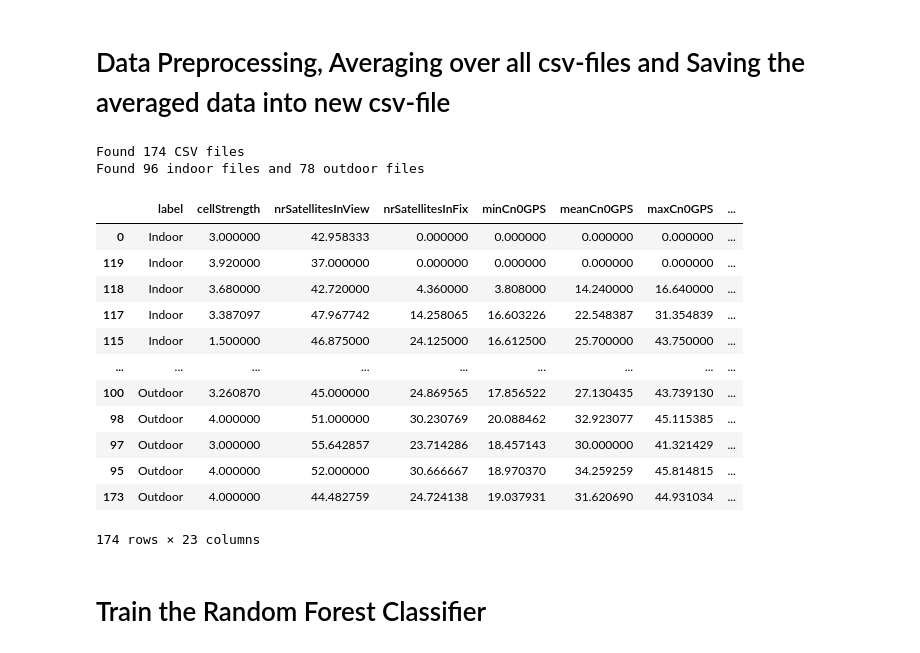
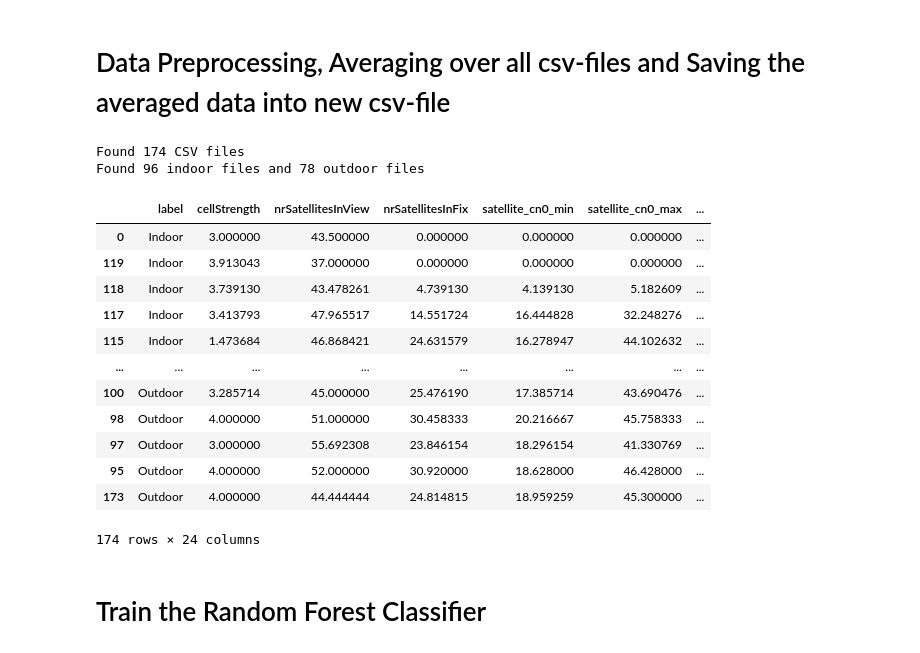
Before and after one commit to mtasd1/IODataProject, a Jupyter notebook: src/firsttry.ipynb, the cells around one changed output. Cells and saved outputs as stored; diff of their text form; code cells hidden in the pictures.

Commit message:
remove unnecessary columns and compute ALL statistical figures while preprocessing. Also add bagging classifier and new data

```diff
--- a/src/firsttry.ipynb
+++ b/src/firsttry.ipynb
@@ -9,29 +9,13 @@ from collections import Counter
 # extract the code into a function called preprocess_data so that we can use it later for new data
 def preprocess_data(averaged_df, directory, file):
     df = pd.read_csv(directory + file, sep=';')
-    # Drop unnecessary columns like timeStampNetwork and timeStampGPS
-    df = df.drop(columns=['timeStampNetwork', 'timeStampGPS', 'bAccuracyNetwork', 'speedAccuracyNetwork', 'cellType', 'networkLocationType', 'hAccuracyNetwork', 'vAccuracyNetwork', 'speedAccuracyNetwork', 'bAccuracyNetwork', 'nrBlDevices', 'hAccuracyGPS', 'maxCn0Bl', 'bAccuracyGPS', 'speedAccuracyGPS', 'vAccuracyGPS', 'nrWifiDevices'])
 
-    # Drop 'locationDescription' and 'people' if they exist
-    if 'locationDescription' in df.columns:
-        df = df.drop(columns=['locationDescription'])
-    if 'people' in df.columns:
-        df = df.drop(columns=['people'])
-    if 'latitudeGPS' in df.columns:
-        df = df.drop(columns=['latitudeGPS'])
-    if 'longitudeGPS' in df.columns:
-        df = df.drop(columns=['longitudeGPS'])
-    if 'latitudeNetwork' in df.columns:
-        df = df.drop(columns=['latitudeNetwork'])
-    if 'longitudeNetwork' in df.columns:
-        df = df.drop(columns=['longitudeNetwork'])
-
-    # TODO remove this again after making changes in app
-    if df['meanCn0Wifi'].isnull().values.any():
-        df['meanCn0Wifi'] = 0
+    # Drop unnecessary and outdated columns
+    deleted_columns = ['timeStampNetwork', 'timeStampGPS', 'locationDescription', 'people', 'latitudeGPS', 'longitudeGPS', 'latitudeNetwork', 'longitudeNetwork', 'minCn0GPS', 'maxCn0GPS', 'meanCn0GPS', 'minCn0Bluetooth', 'maxCn0Bluetooth', 'minCn0Wifi', 'maxCn0Wifi', 'meanCn0Wifi', 'bAccuracyNetwork', 'speedAccuracyNetwork', 'cellType', 'networkLocationType', 'hAccuracyNetwork', 'vAccuracyNetwork', 'speedAccuracyNetwork', 'bAccuracyNetwork', 'nrBlDevices', 'hAccuracyGPS', 'minCn0Bl', 'meanCn0Bl','maxCn0Bl', 'bAccuracyGPS', 'speedAccuracyGPS', 'vAccuracyGPS', 'nrWifiDevices']
+    df = safe_delete(df, deleted_columns)
 
     # Remove first x rows and reset begin index to 0
-    removedRows = 3
+    removedRows = 5
     df = df.iloc[removedRows:]
     df = df.reset_index(drop=True)
 
@@ -41,7 +25,10 @@ def preprocess_data(averaged_df, directory, file):
     # Add cn0 column for easier computation of statistics
     df['satellite_cn0'] = df['satellites'].apply(lambda x: [sat['cn0'] for sat in x])
 
-    # Calculate median, mode, variance, standard deviation and range of the satellite cn0
+    # Calculate min, max, mean. median, mode, variance, standard deviation and range of the satellite cn0
+    df['satellite_cn0_min'] = df['satellite_cn0'].apply(lambda x: pd.Series(x).min() if not pd.Series(x).empty else 0)
+    df['satellite_cn0_max'] = df['satellite_cn0'].apply(lambda x: pd.Series(x).max() if not pd.Series(x).empty else 0)
+    df['satellite_cn0_mean'] = df['satellite_cn0'].apply(lambda x: pd.Series(x).mean() if not pd.Series(x).empty else 0)
     df['satellite_cn0_median'] = df['satellite_cn0'].apply(lambda x: pd.Series(x).median() if not pd.Series(x).empty else 0)
     df['satellite_cn0_mode'] = df['satellite_cn0'].apply(lambda x: pd.Series(x).mode()[0] if not pd.Series(x).mode().empty else 0)
     df['satellite_cn0_std'] = df['satellite_cn0'].apply(lambda x: pd.Series(x).std() if not pd.Series(x).empty else 0)
@@ -52,6 +39,9 @@ def preprocess_data(averaged_df, directory, file):
     df['bluetooth_rssi'] = df['bluetoothDevices'].apply(lambda x: [device['rssi'] for device in x])
 
      # Calculate statistical figures for the bluetooth devices
+    df['bluetooth_rssi_min'] = df['bluetooth_rssi'].apply(lambda x: pd.Series(x).min() if not pd.Series(x).empty else 0)
+    df['bluetooth_rssi_max'] = df['bluetooth_rssi'].apply(lambda x: pd.Series(x).max() if not pd.Series(x).empty else 0)
+    df['bluetooth_rssi_mean'] = df['bluetooth_rssi'].apply(lambda x: pd.Series(x).mean() if not pd.Series(x).empty else 0)
     df['bluetooth_rssi_median'] = df['bluetooth_rssi'].apply(lambda x: pd.Series(x).median() if not pd.Series(x).empty else 0)
     df['bluetooth_rssi_mode'] = df['bluetooth_rssi'].apply(lambda x: pd.Series(x).mode()[0] if not pd.Series(x).mode().empty else 0)
     df['bluetooth_rssi_std'] = df['bluetooth_rssi'].apply(lambda x: pd.Series(x).std() if not pd.Series(x).empty else 0)
@@ -62,6 +52,9 @@ def preprocess_data(averaged_df, directory, file):
     df['wifi_rssi'] = df['wifiDevices'].apply(lambda x: [device['level'] for device in x])
 
      # Calculate statistical figures for the wifi devices
+    df['wifi_rssi_min'] = df['wifi_rssi'].apply(lambda x: pd.Series(x).min() if not pd.Series(x).empty else 0)
+    df['wifi_rssi_max'] = df['wifi_rssi'].apply(lambda x: pd.Series(x).max() if not pd.Series(x).empty else 0)
+    df['wifi_rssi_mean'] = df['wifi_rssi'].apply(lambda x: pd.Series(x).mean() if not pd.Series(x).empty else 0)
     df['wifi_rssi_median'] = df['wifi_rssi'].apply(lambda x: pd.Series(x).median() if not pd.Series(x).empty else 0)
     df['wifi_rssi_mode'] = df['wifi_rssi'].apply(lambda x: pd.Series(x).mode()[0] if not pd.Series(x).mode().empty else 0)
     df['wifi_rssi_range'] = df['wifi_rssi'].apply(lambda x: pd.Series(x).max() - pd.Series(x).min() if not pd.Series(x).empty else 0)
@@ -85,46 +78,52 @@ def preprocess_data(averaged_df, directory, file):
 
     averaged_df = pd.concat([averaged_df, df], ignore_index=True)
     return averaged_df
 
+def safe_delete(df, columns):
+    for column in columns:
+        if column in df.columns:
+            df = df.drop(columns=[column])
+    return df
+
 files_directory = '../Daten/firsttry/'
 averaged_path = '../Daten/averaged_data.csv'
 
 if os.path.exists(averaged_path):
     os.remove(averaged_path)
     print(f"Removed {averaged_path}")
 
 # Get list of CSV files
 csv_files = [file for file in os.listdir(files_directory) if file.endswith('.csv')]
 print(f'Found {len(csv_files)} CSV files')
 
 # Get nr of files, where name starts with indoor and outdoor
 indoor_files = [file for file in csv_files if file.startswith('Indoor')]
 outdoor_files = [file for file in csv_files if file.startswith('Outdoor')]
 print(f'Found {len(indoor_files)} indoor files and {len(outdoor_files)} outdoor files')
 
 averaged_data = pd.DataFrame()
 
 for file in csv_files:
     averaged_data = preprocess_data(averaged_data, files_directory, file)
 
 averaged_data.sort_values(by=['label'], inplace=True)
 averaged_data
 # %% [output]
 Found 174 CSV files
 Found 96 indoor files and 78 outdoor files
-|  | label | cellStrength | nrSatellitesInView | nrSatellitesInFix | minCn0GPS | meanCn0GPS | maxCn0GPS | ... |
-| 0 | Indoor | 3.000000 | 42.958333 | 0.000000 | 0.000000 | 0.000000 | 0.000000 | ... |
-| 119 | Indoor | 3.920000 | 37.000000 | 0.000000 | 0.000000 | 0.000000 | 0.000000 | ... |
-| 118 | Indoor | 3.680000 | 42.720000 | 4.360000 | 3.808000 | 14.240000 | 16.640000 | ... |
-| 117 | Indoor | 3.387097 | 47.967742 | 14.258065 | 16.603226 | 22.548387 | 31.354839 | ... |
-| 115 | Indoor | 1.500000 | 46.875000 | 24.125000 | 16.612500 | 25.700000 | 43.750000 | ... |
-| ... | ... | ... | ... | ... | ... | ... | ... | ... |
-| 100 | Outdoor | 3.260870 | 45.000000 | 24.869565 | 17.856522 | 27.130435 | 43.739130 | ... |
-| 98 | Outdoor | 4.000000 | 51.000000 | 30.230769 | 20.088462 | 32.923077 | 45.115385 | ... |
-| 97 | Outdoor | 3.000000 | 55.642857 | 23.714286 | 18.457143 | 30.000000 | 41.321429 | ... |
-| 95 | Outdoor | 4.000000 | 52.000000 | 30.666667 | 18.970370 | 34.259259 | 45.814815 | ... |
-| 173 | Outdoor | 4.000000 | 44.482759 | 24.724138 | 19.037931 | 31.620690 | 44.931034 | ... |
+|  | label | cellStrength | nrSatellitesInView | nrSatellitesInFix | satellite_cn0_min | satellite_cn0_max | ... |
+| 0 | Indoor | 3.000000 | 43.500000 | 0.000000 | 0.000000 | 0.000000 | ... |
+| 119 | Indoor | 3.913043 | 37.000000 | 0.000000 | 0.000000 | 0.000000 | ... |
+| 118 | Indoor | 3.739130 | 43.478261 | 4.739130 | 4.139130 | 5.182609 | ... |
+| 117 | Indoor | 3.413793 | 47.965517 | 14.551724 | 16.444828 | 32.248276 | ... |
+| 115 | Indoor | 1.473684 | 46.868421 | 24.631579 | 16.278947 | 44.102632 | ... |
+| ... | ... | ... | ... | ... | ... | ... | ... |
+| 100 | Outdoor | 3.285714 | 45.000000 | 25.476190 | 17.385714 | 43.690476 | ... |
+| 98 | Outdoor | 4.000000 | 51.000000 | 30.458333 | 20.216667 | 45.758333 | ... |
+| 97 | Outdoor | 3.000000 | 55.692308 | 23.846154 | 18.296154 | 41.330769 | ... |
+| 95 | Outdoor | 4.000000 | 52.000000 | 30.920000 | 18.628000 | 46.428000 | ... |
+| 173 | Outdoor | 4.000000 | 44.444444 | 24.814815 | 18.959259 | 45.300000 | ... |
-174 rows × 23 columns
+174 rows × 24 columns
 # %% [markdown]
 # Train the Random Forest Classifier
 # %% [markdown]
```
Also changed, not shown: parts of 10 cells of this notebook, 14 other files.
